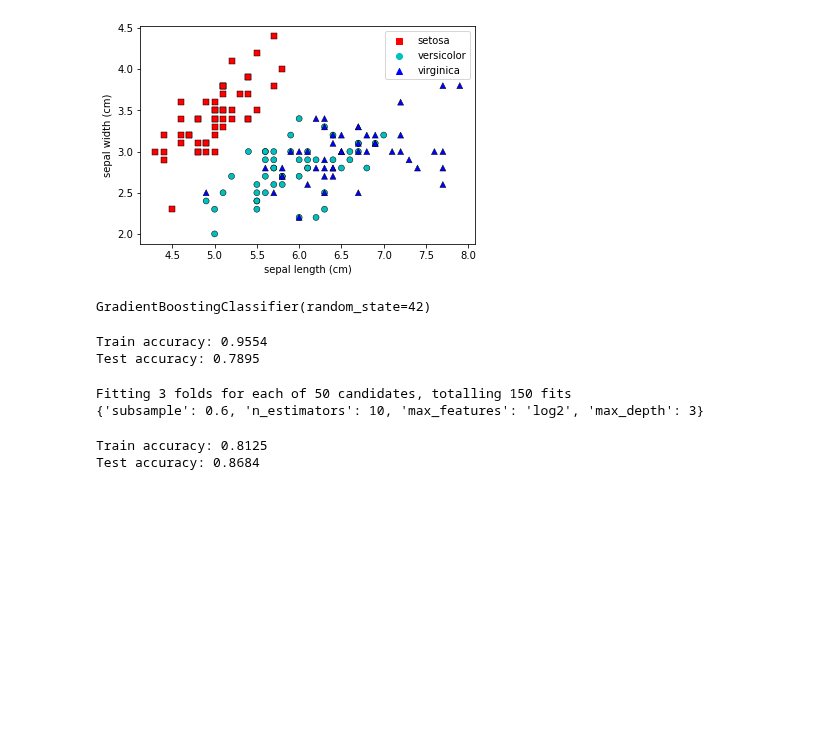
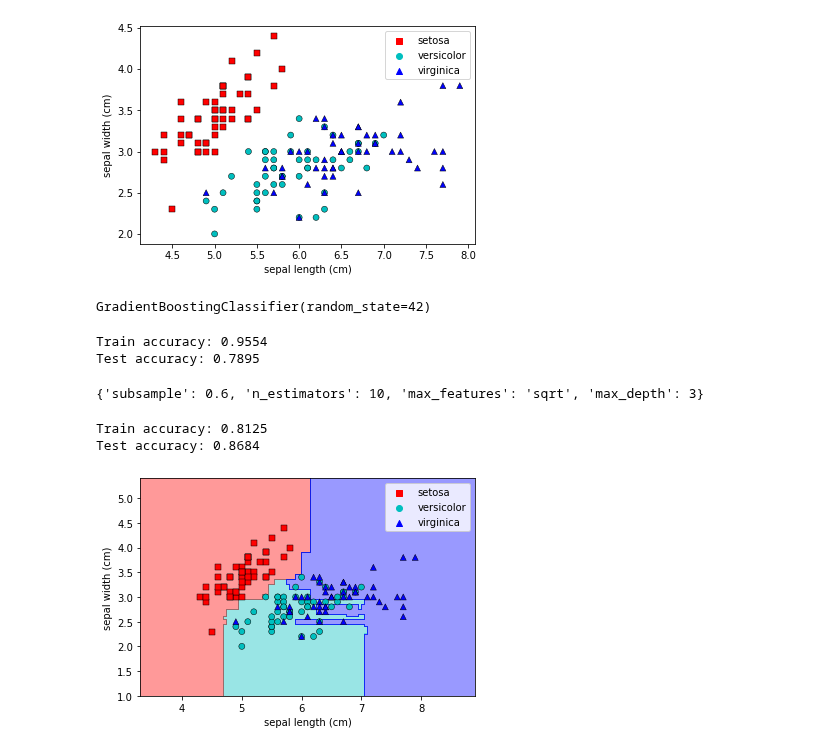
Before and after one commit to roiyeho/medium, a Jupyter notebook: gradient_boosting/GradientBoostingClassifier.ipynb, the cells around one changed output. Saved outputs shown, nothing was run; the diff lists cells and outputs as text; code cells hidden in the pictures; blank space fills up the shorter version.

```diff
--- a/gradient_boosting/GradientBoostingClassifier.ipynb
+++ b/gradient_boosting/GradientBoostingClassifier.ipynb
@@ -42,23 +42,55 @@ Test accuracy: 0.7895
 # %%
 from sklearn.model_selection import RandomizedSearchCV
 
-param_grid = {
+params = {
     'n_estimators': [10, 50, 100, 200, 500],
     'max_depth': np.arange(3, 11),
     'subsample': np.arange(0.5, 1.0, 0.1),
     'max_features': ['sqrt', 'log2', None]
 }
 
-grid = RandomizedSearchCV(GradientBoostingClassifier(random_state=42), param_grid, n_iter=50, cv=3, verbose=1, n_jobs=-1)
-grid.fit(X_train, y_train)
+search = RandomizedSearchCV(GradientBoostingClassifier(random_state=42), params, n_iter=50, cv=3, n_jobs=-1)
+search.fit(X_train, y_train)
 
-print(grid.best_params_)
+print(search.best_params_)
 # %% [output]
-Fitting 3 folds for each of 50 candidates, totalling 150 fits
-{'subsample': 0.6, 'n_estimators': 10, 'max_features': 'log2', 'max_depth': 3}
+{'subsample': 0.6, 'n_estimators': 10, 'max_features': 'sqrt', 'max_depth': 3}
 # %%
-print(f'Train accuracy: {grid.score(X_train, y_train):.4f}')
-print(f'Test accuracy: {grid.score(X_test, y_test):.4f}')
+best_clf = search.best_estimator_
+print(f'Train accuracy: {best_clf.score(X_train, y_train):.4f}')
+print(f'Test accuracy: {best_clf.score(X_test, y_test):.4f}')
 # %% [output]
 Train accuracy: 0.8125
 Test accuracy: 0.8684
+# %%
+from matplotlib.colors import ListedColormap
+
+def plot_decision_boundaries(clf, X, y, feature_names, class_names,
+                             colors=['r', 'c', 'b'], markers=('s', 'o', '^')):
+    cmap = ListedColormap(colors)
+
+    # Create a mesh of n sample points in the range [x1_min, x1_max] x [x2_min, x2_max]
+    n = 1000
+    x1_min, x1_max = X[:, 0].min() - 1, X[:, 0].max() + 1
+    x2_min, x2_max = X[:, 1].min() - 1, X[:, 1].max() + 1
+    x1, x2 = np.meshgrid(np.linspace(x1_min, x1_max, n), np.linspace(x2_min, x2_max, n))
+
+    # Find the label of each point in the mesh
+    y_pred = clf.predict(np.c_[x1.ravel(), x2.ravel()])
+    y_pred = y_pred.reshape(x1.shape)
+
+    # Put the result into a color plot
+    plt.contourf(x1, x2, y_pred, cmap=cmap, alpha=0.4)
+
+    # Plot the points from the data set
+    sns.scatterplot(x=X[:, 0], y=X[:, 1], hue=class_names[y], style=class_names[y],
+                    palette=colors, markers=markers, edgecolor='k')
+
+    plt.xlabel(feature_names[0])
+    plt.ylabel(feature_names[1])
+    plt.legend()
+# %%
+plot_decision_boundaries(best_clf, X, y, iris.feature_names, iris.target_names)
+plt.savefig('figures/iris_gbdt_boundaries.pdf')
+# %% [output]
+[figure, added]
```
Also changed, not shown: 20 other files.
